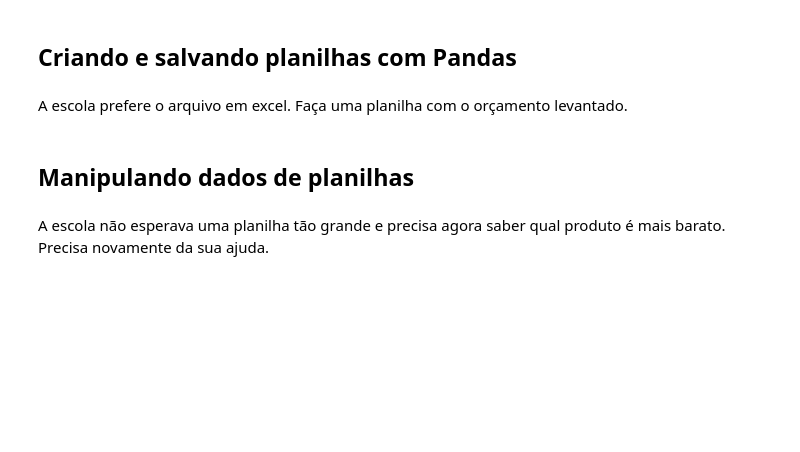
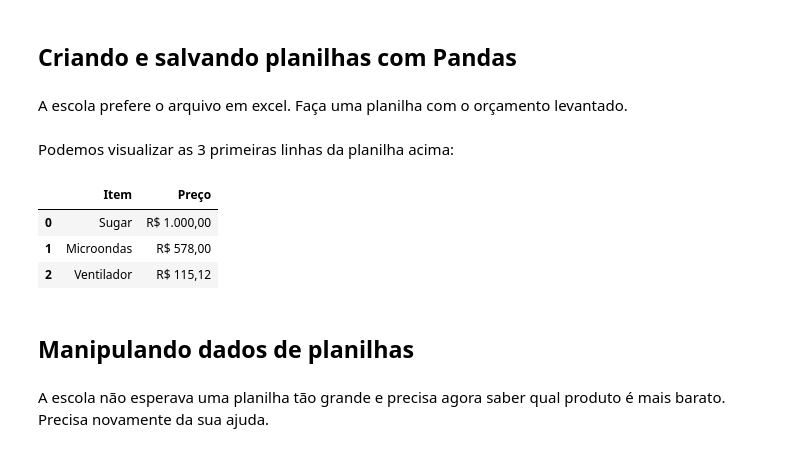
Before and after one commit to leandrocl2005/uftm-mini-cursos, a Jupyter notebook: modelagem-negocios-prototipagem/aula03_python.ipynb, the cells around one changed output. Drawn from its saved outputs; the diff is of its cells as text; code cells hidden in the pictures; blank space fills up the shorter version.

```diff
--- a/modelagem-negocios-prototipagem/aula03_python.ipynb
+++ b/modelagem-negocios-prototipagem/aula03_python.ipynb
@@ -178,0 +276,3 @@ print(len(prods))
+# %%
+prices = ["R$ 1.000,00", "R$ 578,00", "R$ 115,12", "R$ 2.567,99", "R$ 325,00"]
+prods = ["Sugar", "Microondas", "Ventilador", "Cama box king", "Batedeira"]
@@ -194,6 +296,15 @@ planilha = pd.DataFrame({
 })
 
 planilha.to_excel("output.xlsx")
+# %% [markdown]
+Podemos visualizar as 3 primeiras linhas da planilha acima:
+# %%
+planilha.head(3)
+# %% [output]
+|  | Item | Preço |
+| 0 | Sugar | R$ 1.000,00 |
+| 1 | Microondas | R$ 578,00 |
+| 2 | Ventilador | R$ 115,12 |
 # %% [markdown]
 ## Manipulando dados de planilhas
 # %% [markdown]
```
Also changed, not shown: parts of 79 cells of this notebook, 6 other files.
